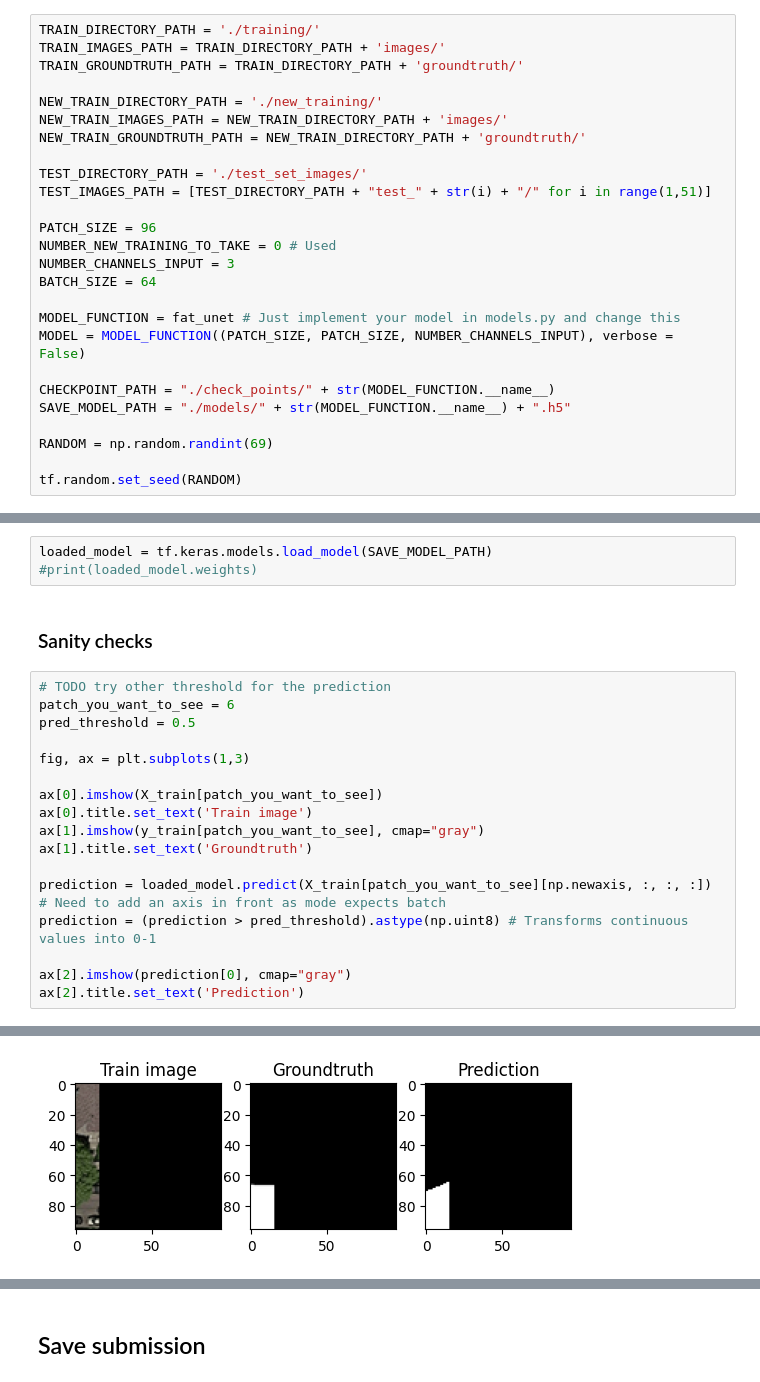
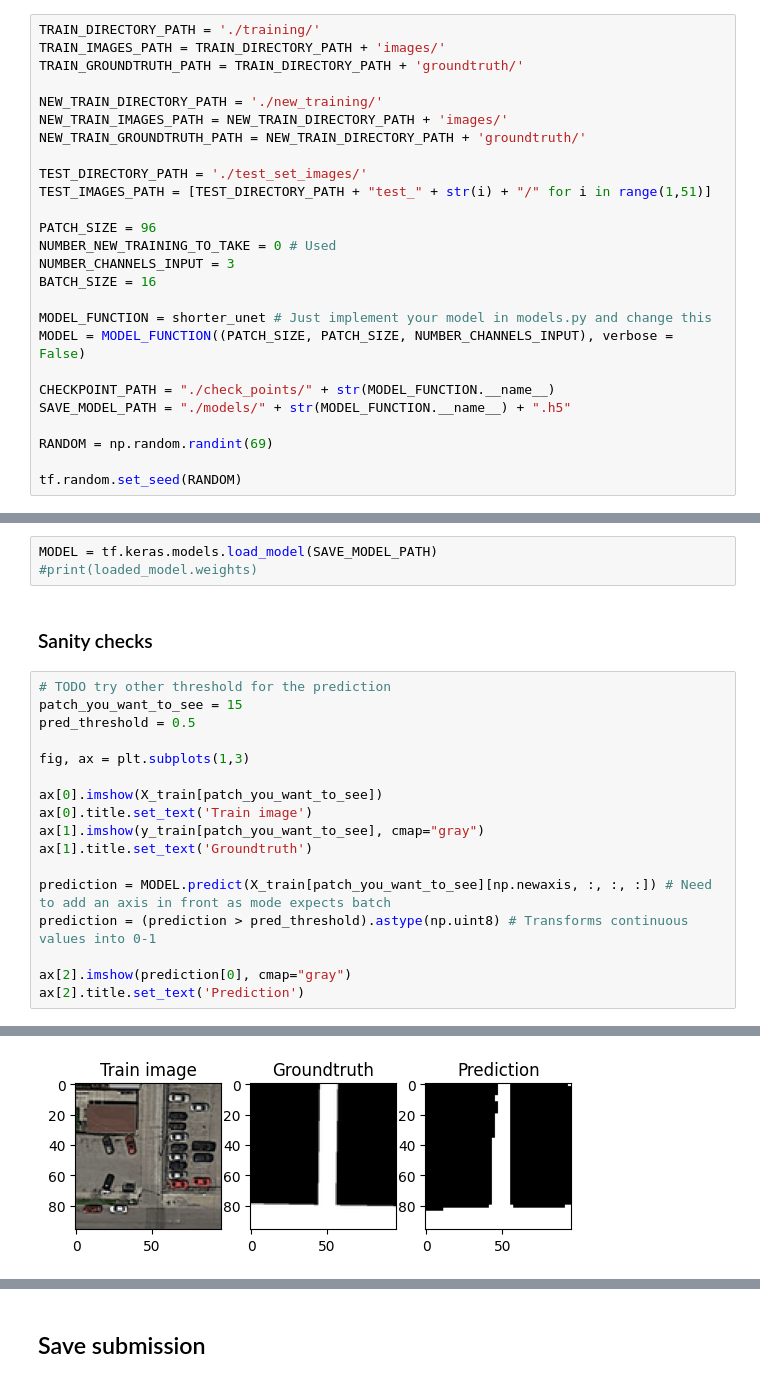
Before and after one commit to mateo762/unet-road-segmentation, a Jupyter notebook: Unet.ipynb, the cells around one changed output, grey strips where cells are left out. Cells and saved outputs as stored; diff of their text form.

```diff
--- a/Unet.ipynb
+++ b/Unet.ipynb
@@ -78,9 +78,9 @@ TEST_IMAGES_PATH = [TEST_DIRECTORY_PATH + "test_" + str(i) + "/" for i in range(
 PATCH_SIZE = 96
 NUMBER_NEW_TRAINING_TO_TAKE = 0 # Used
 NUMBER_CHANNELS_INPUT = 3
-BATCH_SIZE = 64
+BATCH_SIZE = 16
 
-MODEL_FUNCTION = fat_unet # Just implement your model in models.py and change this
+MODEL_FUNCTION = shorter_unet # Just implement your model in models.py and change this
 MODEL = MODEL_FUNCTION((PATCH_SIZE, PATCH_SIZE, NUMBER_CHANNELS_INPUT), verbose = False)
 
 CHECKPOINT_PATH = "./check_points/" + str(MODEL_FUNCTION.__name__)
@@ -226,13 +226,13 @@ Epoch 20: val_loss did not improve from 0.08841
 # %% [markdown]
 ### Instead of running the model you can fetch it from the file
 # %%
-loaded_model = tf.keras.models.load_model(SAVE_MODEL_PATH)
+MODEL = tf.keras.models.load_model(SAVE_MODEL_PATH)
 #print(loaded_model.weights)
 # %% [markdown]
 ### Sanity checks
 # %%
 # TODO try other threshold for the prediction
-patch_you_want_to_see = 6
+patch_you_want_to_see = 15
 pred_threshold = 0.5
 
 fig, ax = plt.subplots(1,3)
@@ -242,7 +242,7 @@ ax[0].title.set_text('Train image')
 ax[1].imshow(y_train[patch_you_want_to_see], cmap="gray")
 ax[1].title.set_text('Groundtruth')
 
-prediction = loaded_model.predict(X_train[patch_you_want_to_see][np.newaxis, :, :, :]) # Need to add an axis in front as mode expects batch
+prediction = MODEL.predict(X_train[patch_you_want_to_see][np.newaxis, :, :, :]) # Need to add an axis in front as mode expects batch
 prediction = (prediction > pred_threshold).astype(np.uint8) # Transforms continuous values into 0-1
 
 ax[2].imshow(prediction[0], cmap="gray")
@@ -252,3 +252,3 @@ ax[2].title.set_text('Prediction')
-[figure, old version]
+[figure, new version]
 # %%
 # TODO try other threshold for the prediction
```
Also changed, not shown: parts of 5 cells of this notebook, 3 other files.
